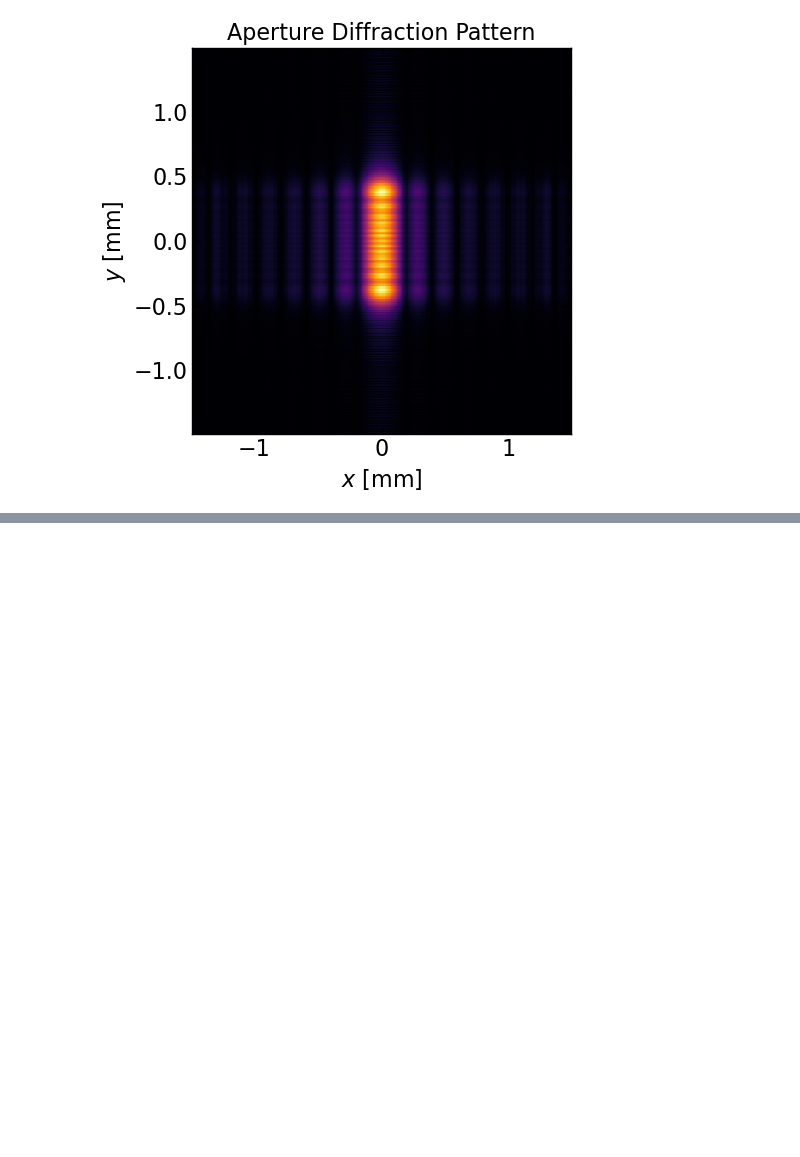
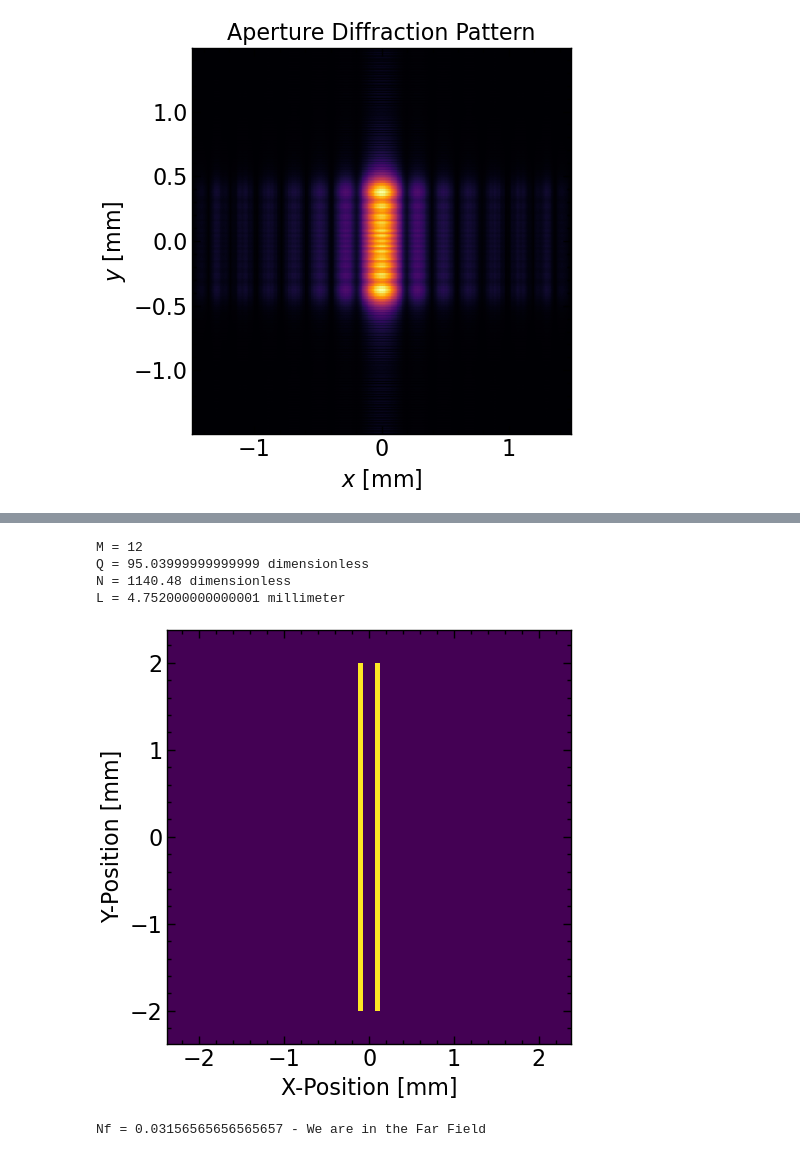
Before and after one commit to MizzouINDFUL/MarshallFourierOptics, a Jupyter notebook: notebooks/exact_transfer_function_approach.ipynb, the cells around one changed output, grey strips where cells are left out. Cells and saved outputs as stored; diff of their text form; code cells hidden in the pictures; blank space fills up the shorter version.

```diff
--- a/notebooks/exact_transfer_function_approach.ipynb
+++ b/notebooks/exact_transfer_function_approach.ipynb
@@ -133,0 +164,62 @@ plt.show()
+# %%
+#3) M, Q, N
+
+#Samples in the open aperture
+M = 12
+
+#Sampling Ratio
+Q = M / (4*N_f)
+Q = Q.to_base_units()
+
+#Total width of the aperture
+L = wavelength * z * M / D
+L = L.to_compact()
+
+#Total number of samples in the simulation
+N = Q * M
+
+#Sample spacing in the aperture plane
+dx = L / N
+dy = dx
+#Sample spacing in the Frequency domain
+dfx = 1 / L
+dfy = dfx
+
+print(f"M = {M}")
+print(f"Q = {Q}")
+print(f"N = {N}")
+print(f"L = {L}")
+# %% [output]
+M = 12
+Q = 95.03999999999999 dimensionless
+N = 1140.48 dimensionless
+L = 4.752000000000001 millimeter
+# %%
+#4) Create the NxN padded aperture array centered at (N/2, N/2)
+# we will embed the open aperture in this array
+x = np.linspace((-L/2).magnitude, (L/2).magnitude, int(N.to_base_units().magnitude)) *u.mm
+y = x
+xx,yy = np.meshgrid(x,y)
+
+U0 = (np.abs(xx-S/2)< D/2) * (np.abs(yy)<2*u.mm) + (np.abs(xx+S/2)< D/2) * (np.abs(yy)<2*u.mm)
+U0 = U0.astype(float)
+# %%
+plt.figure(figsize=(5,5))
+plt.pcolormesh(xx,yy,U0)
+plt.xlabel('X-Position [mm]')
+plt.ylabel('Y-Position [mm]')
+plt.tight_layout()
+plt.show()
+# %% [output]
+[figure, added]
+# %%
+#1) Find our Fresnel Number
+N_f = ( (D/2)**2 ) / (wavelength * z)
+N_f = N_f.to_base_units()
+
+if N_f < 0.25:
+    print(f"Nf = {N_f.magnitude} - We are in the Far Field")
+else:
+    print(f"Nf = {N_f.magnitude} - We are in the Near Field")
+# %% [output]
+Nf = 0.03156565656565657 - We are in the Far Field
```
Also changed, not shown: parts of 8 cells of this notebook, 1 other file.
